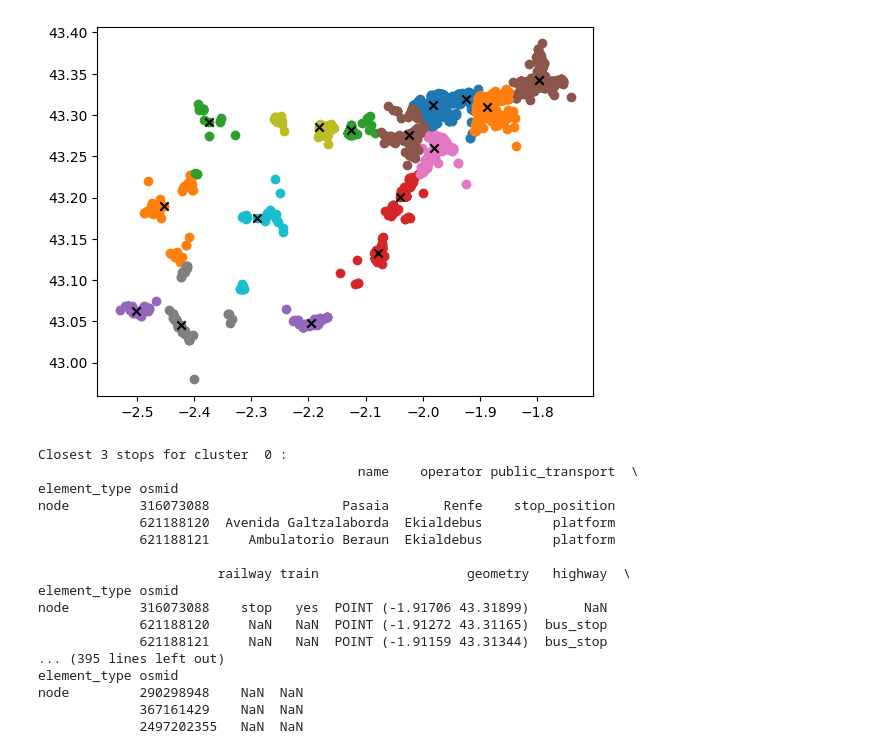
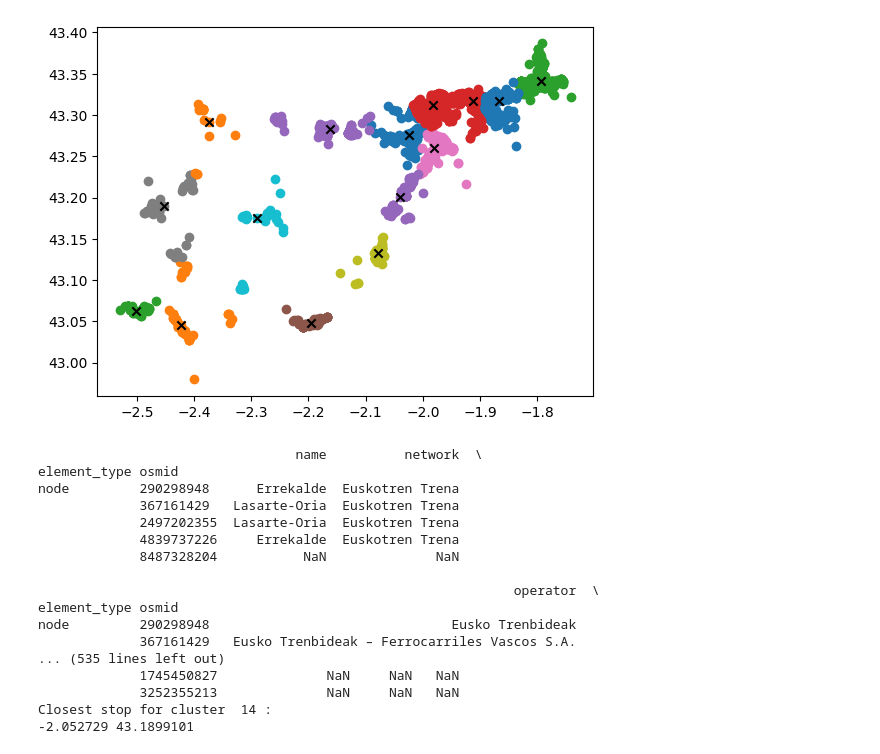
Before and after one commit to peppefdf/Generate_stops, a Jupyter notebook: Generate_stops.ipynb, the cells around one changed output. Drawn from its saved outputs; the diff is of its cells as text; code cells hidden in the pictures.

```diff
--- a/Generate_stops.ipynb
+++ b/Generate_stops.ipynb
@@ -15,21 +15,15 @@ from matplotlib import pyplot as plt
 from google.colab import drive
 
 #n_skip = 10
-n_clusters = 16
+n_clusters = 15
 
-workers_df = pd.read_csv("/data_directory/workers_eskuzaitzeta.csv", encoding='latin-1')
+workers_df = pd.read_csv("/content/drive/MyDrive/Colab Notebooks/CSL_GIPUZKOA/Accessibility_Map/workers_eskuzaitzeta.csv", encoding='latin-1')
 
 #lat_lon = workers_df[['O_lat', 'O_long']][::n_skip] # take every n elements
 lat_lon = workers_df[['O_lat', 'O_long']].values.tolist()
 
 ori_lat = 43.13525255625577
 ori_lon = -2.080054227169231
-
-map = folium.Map(location=[ori_lat, ori_lon], zoom_start=8)
-for i in range(len(lat_lon)):
-    lat = lat_lon[i][0]
-    lon = lat_lon[i][1]
-    folium.Marker((lat,lon)).add_to(map)
 
 model = KMeans(n_clusters=n_clusters)
 # fit the model
@@ -41,7 +35,7 @@ clusters = np.unique(yhat)
 
 centers = np.array(model.cluster_centers_)
 
-cont_centers = 0
+cont_cluster = 0
 for cluster in clusters:
  X = []
  Y = []
@@ -52,58 +46,74 @@ for cluster in clusters:
  for i_cl in range(len(row_ix[0])):
 
      # calculate Euclidean distance of each point from cluster center
-     d = sum((p-q)**2 for p, q in zip(centers[cont_centers], lat_lon[row_ix[0][i_cl]]))**.5
+     d = sum((p-q)**2 for p, q in zip(centers[cont_cluster], lat_lon[row_ix[0][i_cl]]))**.5
      dist.append(d)
      X.append(lat_lon[row_ix[0][i_cl]][0])
      Y.append(lat_lon[row_ix[0][i_cl]][1])
 
  # find index of the point with minimum distance from cluster center
  index_min = np.argmin(dist)
  # assign closest point to cluster center: this tries to avoid the cluster center to fall in the middle of nowhere
- centers[cont_centers][0] = lat_lon[row_ix[0][index_min]][0]
- centers[cont_centers][1] = lat_lon[row_ix[0][index_min]][1]
+ centers[cont_cluster][0] = lat_lon[row_ix[0][index_min]][0]
+ centers[cont_cluster][1] = lat_lon[row_ix[0][index_min]][1]
 
- cont_centers+=1
+ cont_cluster+=1
  plt.scatter(Y,X)
 
 # plot centers
 #centers = np.array(model.cluster_centers_)
 plt.scatter(centers[:,1], centers[:,0], marker="x", color='black')
 plt.show()
 
 tags = {'highway':'bus_stop',
+        'bus':'yes',
         'public_transport':['stop_position','platform']}
+
+bus_stops = []
 for i in range(len(centers)):
     lat = centers[i][0]
     lon = centers[i][1]
     try:
-       # get 3 closest (1500 meters) bus stops
        gdf = ox.features.features_from_point((lat, lon), dist=1500, tags=tags)
-       print('Closest 3 stops for cluster ',i,':')
-       print(gdf.head(3))
+       print(gdf.head())
+       print('Closest stop for cluster ',i,':')
+       temp0 = gdf[['geometry']].values[0][0]
+       print(temp0.x, temp0.y)
+       bus_stops.append((temp0.y, temp0.x))
     except:
-       print('stops not found for cluster ',i)
-       print(centers[i])
+       print('WARNING: stops not found for cluster ',i)
+       #print(centers[i])
     print()
 
+
+map = folium.Map(location=[ori_lat, ori_lon], zoom_start=8)
+#for i in range(len(lat_lon)):
+for i in range(len(bus_stops)):
+    #lat = lat_lon[i][0]
+    #lon = lat_lon[i][1]
+    lat = bus_stops[i][0]
+    lon = bus_stops[i][1]
+    #lat = centers[i][0]
+    #lon = centers[i][1]
+    folium.Marker((lat,lon)).add_to(map)
 map
 # %% [output]
-[figure, old version]
+[figure, new version]
-Closest 3 stops for cluster  0 :
-                                         name    operator public_transport  \
+                                 name          network  \
 element_type osmid
-node         316073088                 Pasaia       Renfe    stop_position
-             621188120  Avenida Galtzalaborda  Ekialdebus         platform
-             621188121     Ambulatorio Beraun  Ekialdebus         platform
+node         290298948      Errekalde  Euskotren Trena
+             367161429   Lasarte-Oria  Euskotren Trena
+             2497202355  Lasarte-Oria  Euskotren Trena
+             4839737226     Errekalde  Euskotren Trena
+             8487328204           NaN              NaN
 
-                       railway train                   geometry   highway  \
+                                                             operator  \
 element_type osmid
-node         316073088    stop   yes  POINT (-1.91706 43.31899)       NaN
-             621188120     NaN   NaN  POINT (-1.91272 43.31165)  bus_stop
-             621188121     NaN   NaN  POINT (-1.91159 43.31344)  bus_stop
-... (395 lines left out)
-element_type osmid
-node         290298948    NaN  NaN
-             367161429    NaN  NaN
-             2497202355   NaN  NaN
+node         290298948                               Eusko Trenbideak
+             367161429   Eusko Trenbideak – Ferrocarriles Vascos S.A.
+... (535 lines left out)
+             1745450827              NaN     NaN   NaN
+             3252355213              NaN     NaN   NaN
+Closest stop for cluster  14 :
+-2.052729 43.1899101
 [interactive output not drawn]
```
